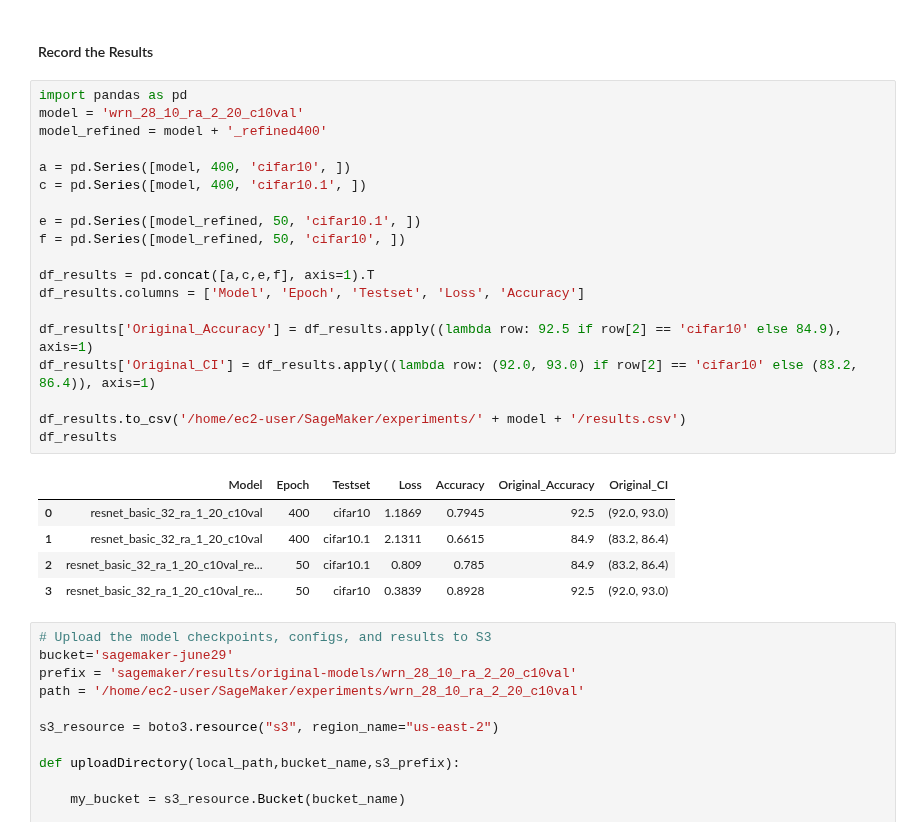
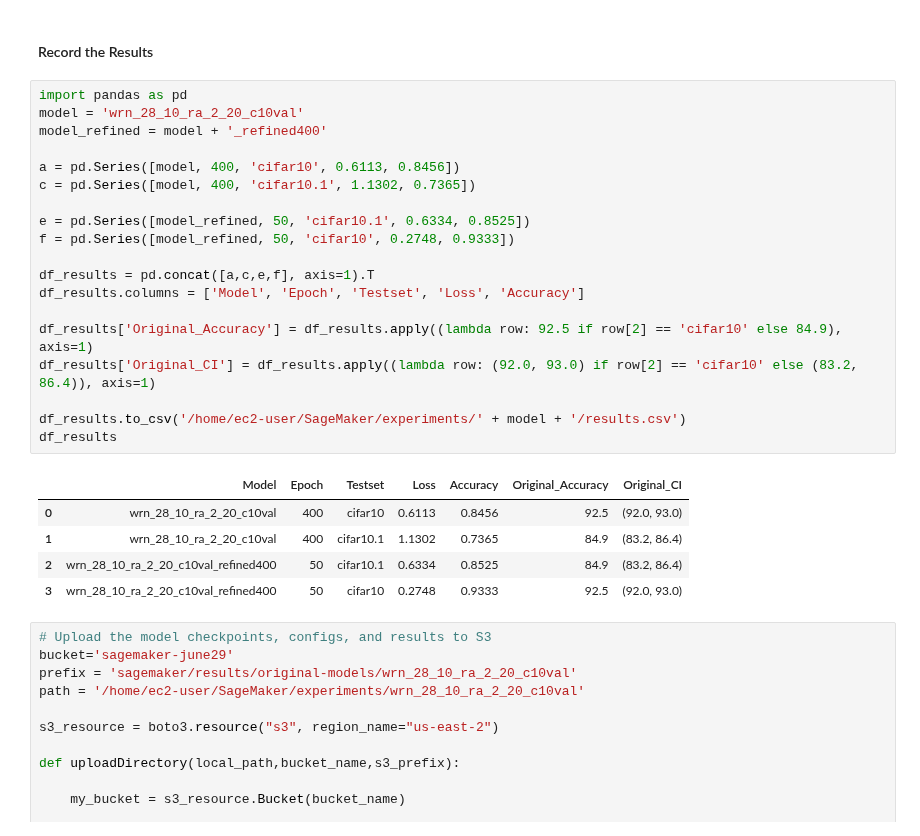
Before and after one commit to danzisar/w210-capstone, a Jupyter notebook: aws-notebooks/wrn_28_10_ra_2_20_c10val.ipynb, the cells around one changed output. Saved outputs shown, nothing was run; the diff lists cells and outputs as text.

```diff
--- a/aws-notebooks/wrn_28_10_ra_2_20_c10val.ipynb
+++ b/aws-notebooks/wrn_28_10_ra_2_20_c10val.ipynb
@@ -153,28 +153,28 @@ CIFAR 10.1
 # %%
 import pandas as pd
 model = 'wrn_28_10_ra_2_20_c10val'
 model_refined = model + '_refined400'
 
-a = pd.Series([model, 400, 'cifar10', ])
-c = pd.Series([model, 400, 'cifar10.1', ])
+a = pd.Series([model, 400, 'cifar10', 0.6113, 0.8456])
+c = pd.Series([model, 400, 'cifar10.1', 1.1302, 0.7365])
 
-e = pd.Series([model_refined, 50, 'cifar10.1', ])
-f = pd.Series([model_refined, 50, 'cifar10', ])
+e = pd.Series([model_refined, 50, 'cifar10.1', 0.6334, 0.8525])
+f = pd.Series([model_refined, 50, 'cifar10', 0.2748, 0.9333])
 
 df_results = pd.concat([a,c,e,f], axis=1).T
 df_results.columns = ['Model', 'Epoch', 'Testset', 'Loss', 'Accuracy']
 
 df_results['Original_Accuracy'] = df_results.apply((lambda row: 92.5 if row[2] == 'cifar10' else 84.9), axis=1)
 df_results['Original_CI'] = df_results.apply((lambda row: (92.0, 93.0) if row[2] == 'cifar10' else (83.2, 86.4)), axis=1)
 
 df_results.to_csv('/home/ec2-user/SageMaker/experiments/' + model + '/results.csv')
 df_results
 # %% [output]
 |  | Model | Epoch | Testset | Loss | Accuracy | Original_Accuracy | Original_CI |
-| 0 | resnet_basic_32_ra_1_20_c10val | 400 | cifar10 | 1.1869 | 0.7945 | 92.5 | (92.0, 93.0) |
-| 1 | resnet_basic_32_ra_1_20_c10val | 400 | cifar10.1 | 2.1311 | 0.6615 | 84.9 | (83.2, 86.4) |
-| 2 | resnet_basic_32_ra_1_20_c10val_re... | 50 | cifar10.1 | 0.809 | 0.785 | 84.9 | (83.2, 86.4) |
-| 3 | resnet_basic_32_ra_1_20_c10val_re... | 50 | cifar10 | 0.3839 | 0.8928 | 92.5 | (92.0, 93.0) |
+| 0 | wrn_28_10_ra_2_20_c10val | 400 | cifar10 | 0.6113 | 0.8456 | 92.5 | (92.0, 93.0) |
+| 1 | wrn_28_10_ra_2_20_c10val | 400 | cifar10.1 | 1.1302 | 0.7365 | 84.9 | (83.2, 86.4) |
+| 2 | wrn_28_10_ra_2_20_c10val_refined400 | 50 | cifar10.1 | 0.6334 | 0.8525 | 84.9 | (83.2, 86.4) |
+| 3 | wrn_28_10_ra_2_20_c10val_refined400 | 50 | cifar10 | 0.2748 | 0.9333 | 92.5 | (92.0, 93.0) |
 # %%
 # Upload the model checkpoints, configs, and results to S3
 bucket='sagemaker-june29'
```
Also changed, not shown: parts of 5 cells of this notebook, 6 other files.
